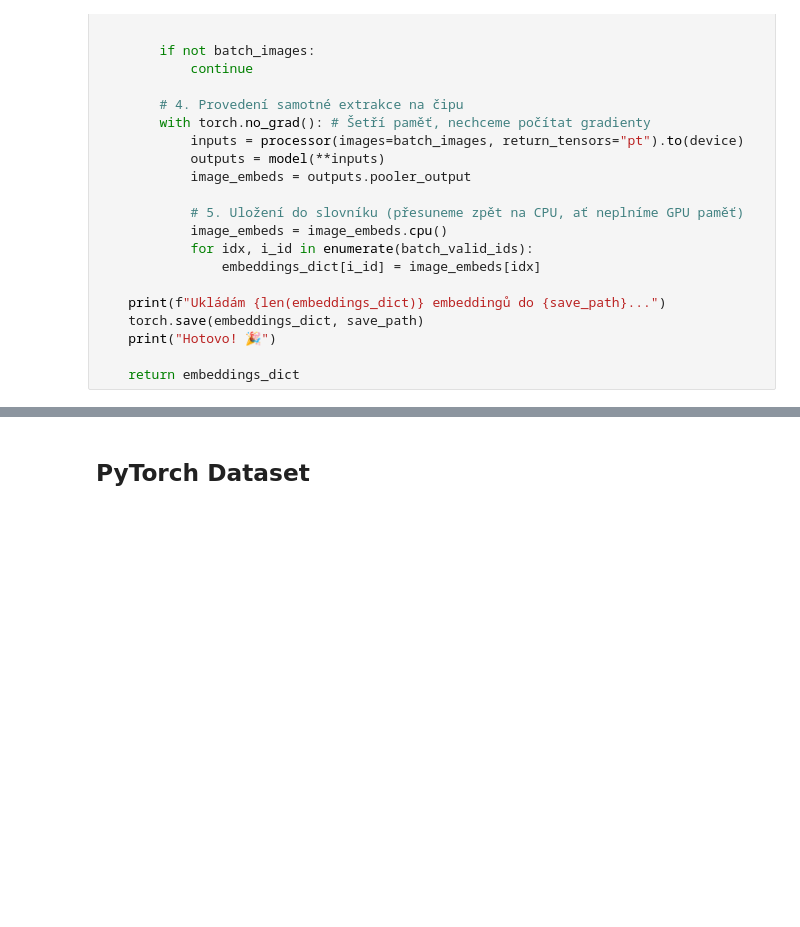
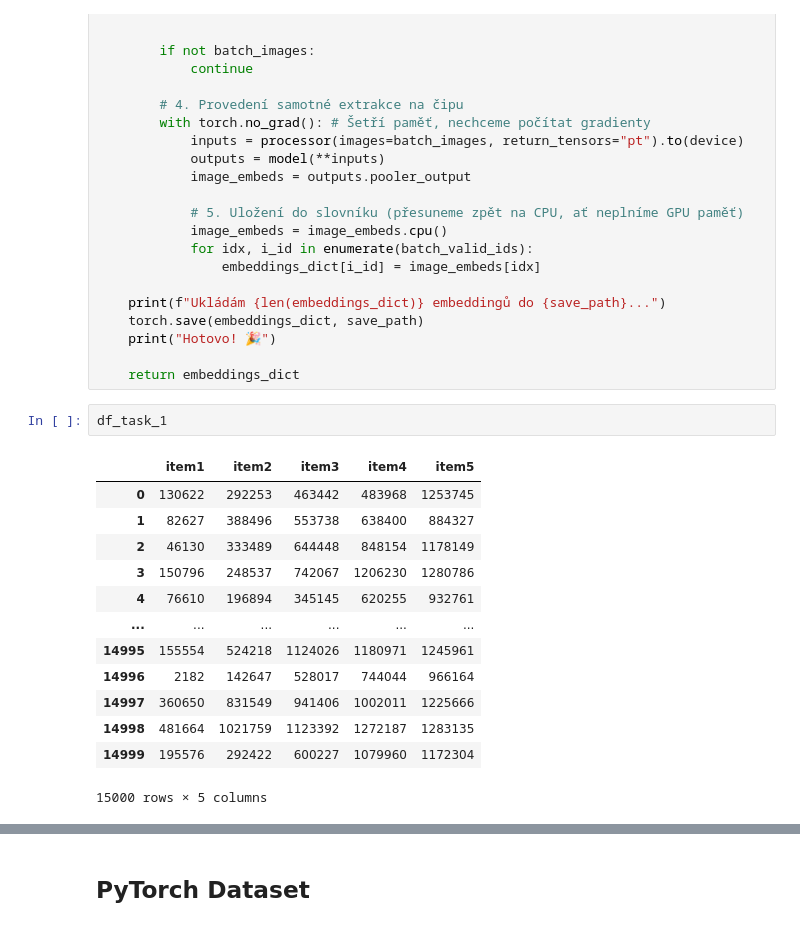
Before and after one commit to MatousKovar/Clothing-Listings-Clustering, a Jupyter notebook: notebooks/explore_datasets.ipynb, the cells around one changed output, grey strips where cells are left out. Saved outputs shown, nothing was run; the diff lists cells and outputs as text; blank space fills up the shorter version.

```diff
--- a/notebooks/explore_datasets.ipynb
+++ b/notebooks/explore_datasets.ipynb
@@ -363,6 +355,22 @@ def create_and_save_clip_embeddings(image_dir, item_ids, save_path="clip_embeddi
     print("Hotovo! 🎉")
 
     return embeddings_dict
+# %%
+df_task_1
+# %% [output]
+|  | item1 | item2 | item3 | item4 | item5 |
+| 0 | 130622 | 292253 | 463442 | 483968 | 1253745 |
+| 1 | 82627 | 388496 | 553738 | 638400 | 884327 |
+| 2 | 46130 | 333489 | 644448 | 848154 | 1178149 |
+| 3 | 150796 | 248537 | 742067 | 1206230 | 1280786 |
+| 4 | 76610 | 196894 | 345145 | 620255 | 932761 |
+| ... | ... | ... | ... | ... | ... |
+| 14995 | 155554 | 524218 | 1124026 | 1180971 | 1245961 |
+| 14996 | 2182 | 142647 | 528017 | 744044 | 966164 |
+| 14997 | 360650 | 831549 | 941406 | 1002011 | 1225666 |
+| 14998 | 481664 | 1021759 | 1123392 | 1272187 | 1283135 |
+| 14999 | 195576 | 292422 | 600227 | 1079960 | 1172304 |
+15000 rows × 5 columns
 # %%
 import os
 import torch
```
Also changed, not shown: parts of 9 cells of this notebook, 2 other files.
